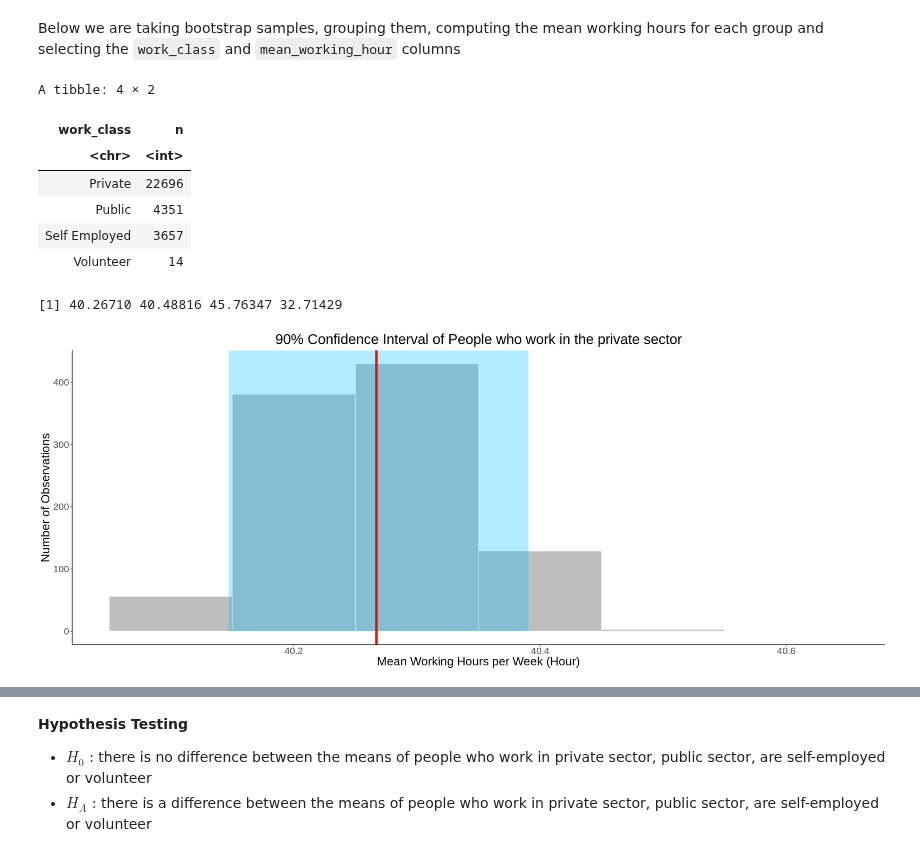
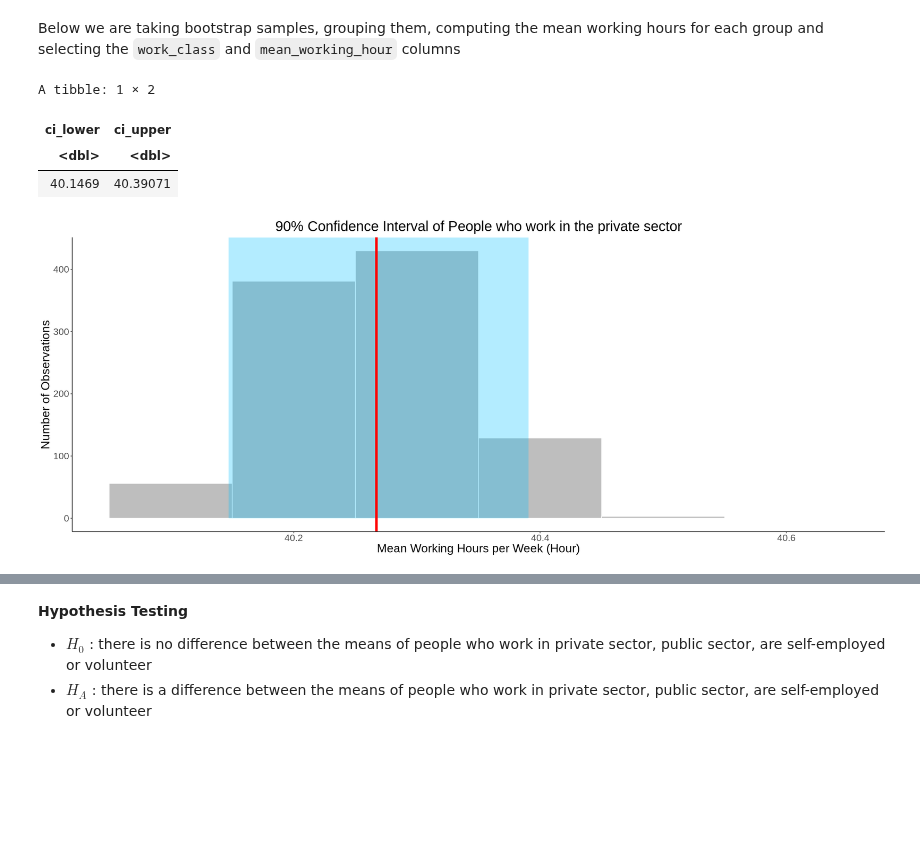
Before and after one commit to sidnand/Inferential-Report-on-Adult-Working-Hours, a Jupyter notebook: Final Report.ipynb, the cells around one changed output, grey strips where cells are left out. Cells and saved outputs as stored; diff of their text form; code cells hidden in the pictures; blank space fills up the shorter version.

```diff
--- a/Final Report.ipynb
+++ b/Final Report.ipynb
@@ -883,47 +896,31 @@ volunteer_mean <- volunteer_bootstrap %>%
     summarize(mean_working_hour = mean(hours_per_week)) %>%
     mutate(work_class = "Volunteer") %>%
     select(work_class, mean_working_hour)
-# %%
-data_wc %>% group_by(work_class) %>% summarise(n = n())
-compare_hour_low_hi_wc <- data_wc |>
-    group_by(work_class) |>
-    summarize(mean_hours_per_week=mean(hours_per_week)) |>
-    pull()
-
-compare_hour_low_hi_wc
-
-private_mean_s <- compare_hour_low_hi_wc[1]
-public_mean_s <- compare_hour_low_hi_wc[2]
-self_mean_s <- compare_hour_low_hi_wc [3]
-volunteer_mean_s <- compare_hour_low_hi_wc [4]
-# %% [output]
-A tibble: 4 × 2
-| work_class | n |
-| <chr> | <int> |
-| Private | 22696 |
-| Public | 4351 |
-| Self Employed | 3657 |
-| Volunteer | 14 |
-[1] 40.26710 40.48816 45.76347 32.71429
 # %%
 ci_6 <- private_mean |>
     summarize(ci_lower = quantile(mean_working_hour,0.05),
               ci_upper = quantile(mean_working_hour,0.95))
 ci_plot_6 <- private_mean |>
     ggplot(aes(x = mean_working_hour)) +
     geom_histogram(colour = "white", fill = "grey", binwidth = 0.1) +
     annotate("rect", xmin = ci_6$ci_lower, xmax = ci_6$ci_upper, ymin = 0, ymax = Inf,
              fill = "deepskyblue",
              alpha = 0.3) +
     geom_vline(xintercept = private_mean_s,
                size = 2,
                colour = "red") +
     labs(title = "90% Confidence Interval of People who work in the private sector",
          x = "Mean Working Hours per Week (Hour)",
          y = "Number of Observations")  +
     plot_config
 ci_plot_6
+
+ci_6
 # %% [output]
+A tibble: 1 × 2
+| ci_lower | ci_upper |
+| <dbl> | <dbl> |
+| 40.1469 | 40.39071 |
 [figure]
 # %%
 ci_7 <- public_mean |>
```
Also changed, not shown: parts of 6 cells of this notebook.
